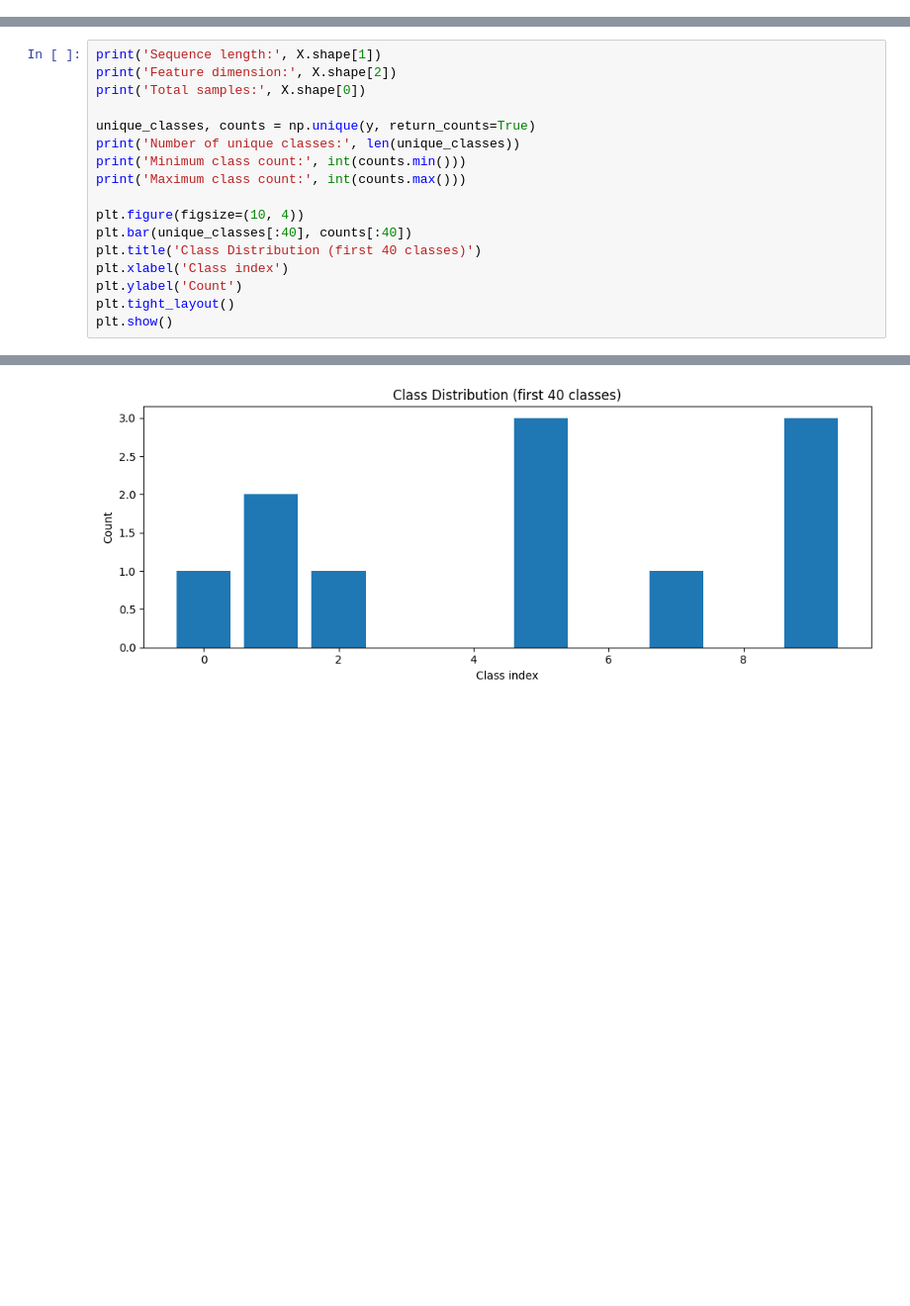
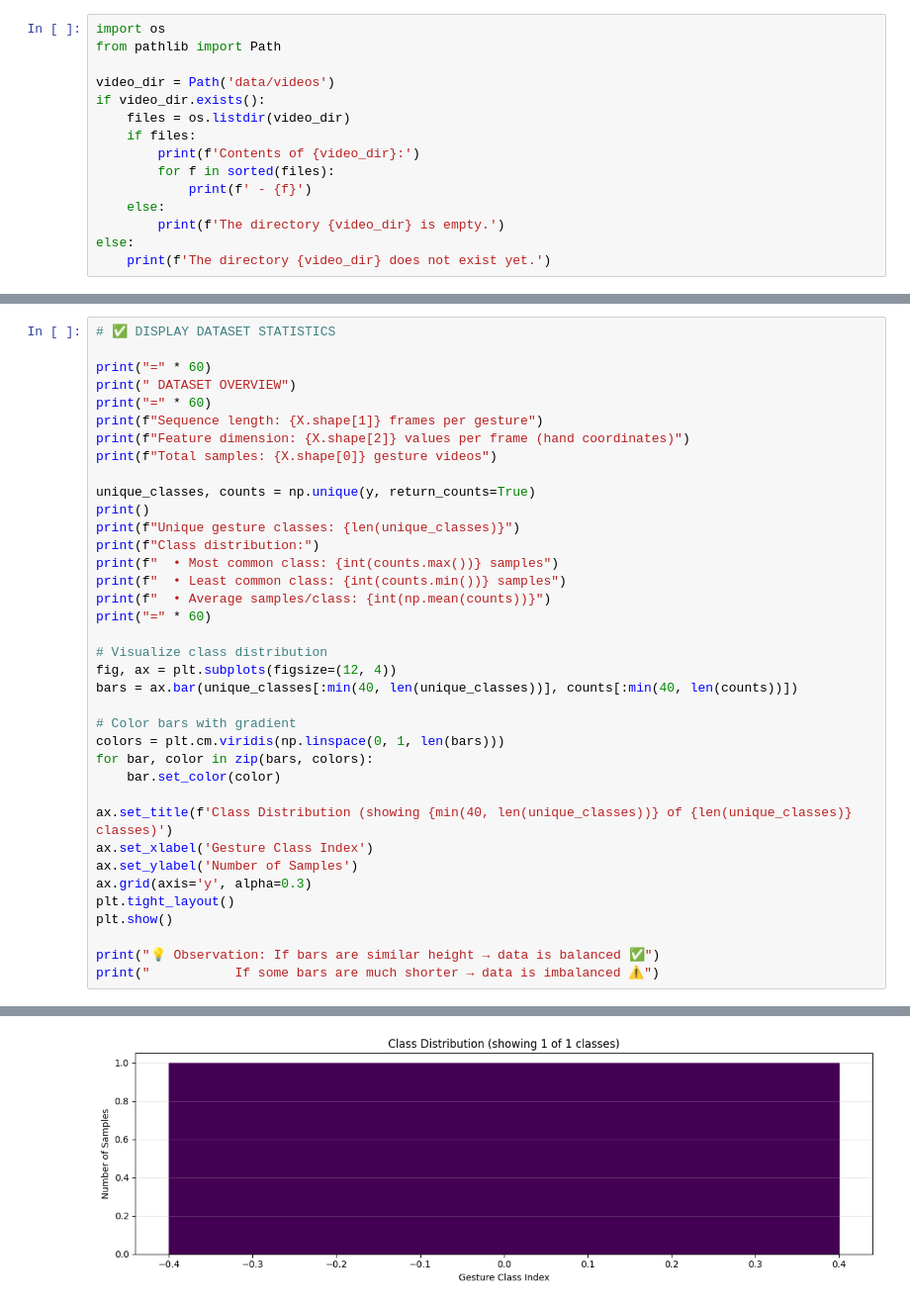
Before and after one commit to RishiStudies/hand_sign_detection_dynamic, a Jupyter notebook: lstm_model_training.ipynb, the cells around one changed output, grey strips where cells are left out. Shown at 99% size. Saved outputs shown, nothing was run; the diff lists cells and outputs as text; blank space fills up the shorter version.

```diff
--- a/lstm_model_training.ipynb
+++ b/lstm_model_training.ipynb
@@ -78,0 +405,15 @@ Timestamp: 2026-03-28T09:34:14
+# %%
+import os
+from pathlib import Path
+
+video_dir = Path('data/videos')
+if video_dir.exists():
+    files = os.listdir(video_dir)
+    if files:
+        print(f'Contents of {video_dir}:')
+        for f in sorted(files):
+            print(f' - {f}')
+    else:
+        print(f'The directory {video_dir} is empty.')
+else:
+    print(f'The directory {video_dir} does not exist yet.')
@@ -477,18 +703,38 @@ KeyboardInterrupt:
 # %%
-print('Sequence length:', X.shape[1])
-print('Feature dimension:', X.shape[2])
-print('Total samples:', X.shape[0])
+# ✅ DISPLAY DATASET STATISTICS
+
+print("=" * 60)
+print(" DATASET OVERVIEW")
+print("=" * 60)
+print(f"Sequence length: {X.shape[1]} frames per gesture")
+print(f"Feature dimension: {X.shape[2]} values per frame (hand coordinates)")
+print(f"Total samples: {X.shape[0]} gesture videos")
 
 unique_classes, counts = np.unique(y, return_counts=True)
-print('Number of unique classes:', len(unique_classes))
-print('Minimum class count:', int(counts.min()))
-print('Maximum class count:', int(counts.max()))
+print()
+print(f"Unique gesture classes: {len(unique_classes)}")
+print(f"Class distribution:")
+print(f"  • Most common class: {int(counts.max())} samples")
+print(f"  • Least common class: {int(counts.min())} samples")
+print(f"  • Average samples/class: {int(np.mean(counts))}")
+print("=" * 60)
 
-plt.figure(figsize=(10, 4))
-plt.bar(unique_classes[:40], counts[:40])
-plt.title('Class Distribution (first 40 classes)')
-plt.xlabel('Class index')
-plt.ylabel('Count')
+# Visualize class distribution
+fig, ax = plt.subplots(figsize=(12, 4))
+bars = ax.bar(unique_classes[:min(40, len(unique_classes))], counts[:min(40, len(counts))])
+
+# Color bars with gradient
+colors = plt.cm.viridis(np.linspace(0, 1, len(bars)))
+for bar, color in zip(bars, colors):
+    bar.set_color(color)
+
+ax.set_title(f'Class Distribution (showing {min(40, len(unique_classes))} of {len(unique_classes)} classes)')
+ax.set_xlabel('Gesture Class Index')
+ax.set_ylabel('Number of Samples')
+ax.grid(axis='y', alpha=0.3)
 plt.tight_layout()
 plt.show()
+
+print("💡 Observation: If bars are similar height → data is balanced ✅")
+print("           If some bars are much shorter → data is imbalanced ⚠️")
 # %% [output]
@@ -501 +754 @@ Maximum class count: 3
-[figure, old version]
+[figure, new version]
```
Also changed, not shown: parts of 48 cells of this notebook, 50 other files.
